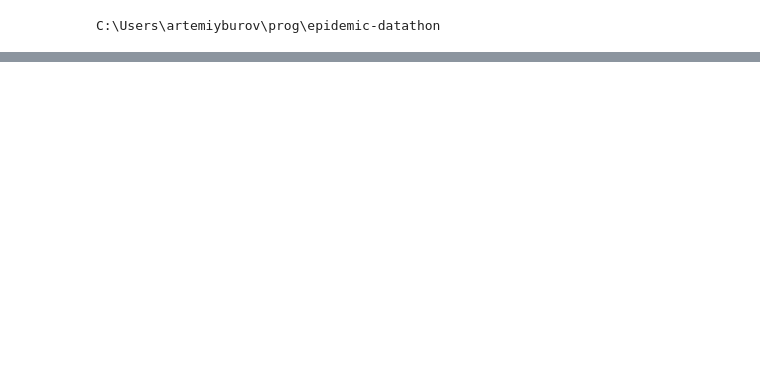
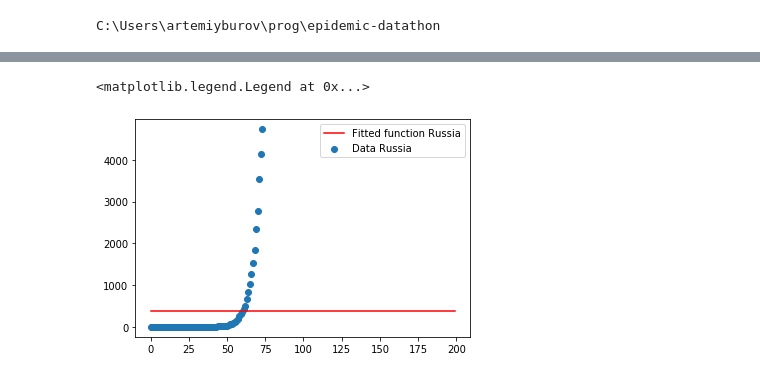
Before and after one commit to artemiyburov/epidemic-datathon, a Jupyter notebook: notebook.ipynb, the cells around one changed output, grey strips where cells are left out. Cells and saved outputs as stored; diff of their text form; code cells hidden in the pictures; blank space fills up the shorter version.

Commit message:
by country method doesnt solve for all countries

```diff
--- a/notebook.ipynb
+++ b/notebook.ipynb
@@ -28,0 +29,16 @@ plt.legend()
+# %%
+df_by_country = pd.read_csv("countries-aggregated.csv")
+#df.loc[df_by_country["Country"] == "South Africa"]
+for country in df_by_country.Country.unique():
+    if country == 'Russia':
+        df_country = df_by_country.loc[df_by_country["Country"] == country].reset_index()
+        x = df_country.index       #features
+        y = df_country['Confirmed']#labels
+        x_predicted = np.arange(200)
+        popt, pcov = curve_fit(logistic_function, x, y)
+        plt.scatter(x,y,label='Data '+country)
+        plt.plot(x_predicted, logistic_function(x_predicted, *popt), 'r-',label='Fitted function '+country)
+plt.legend()
+# %% [output]
+<matplotlib.legend.Legend at 0x...>
+[figure, added]
```
Also changed, not shown: parts of 2 cells of this notebook, 1 other file.
